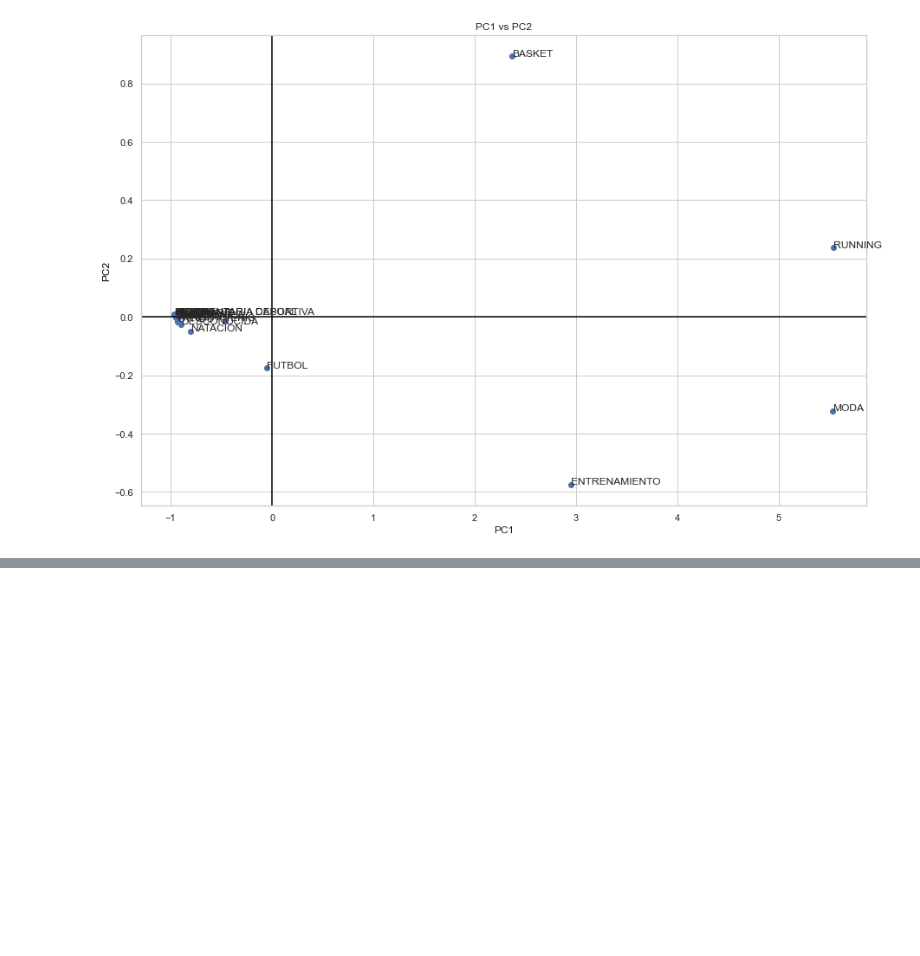
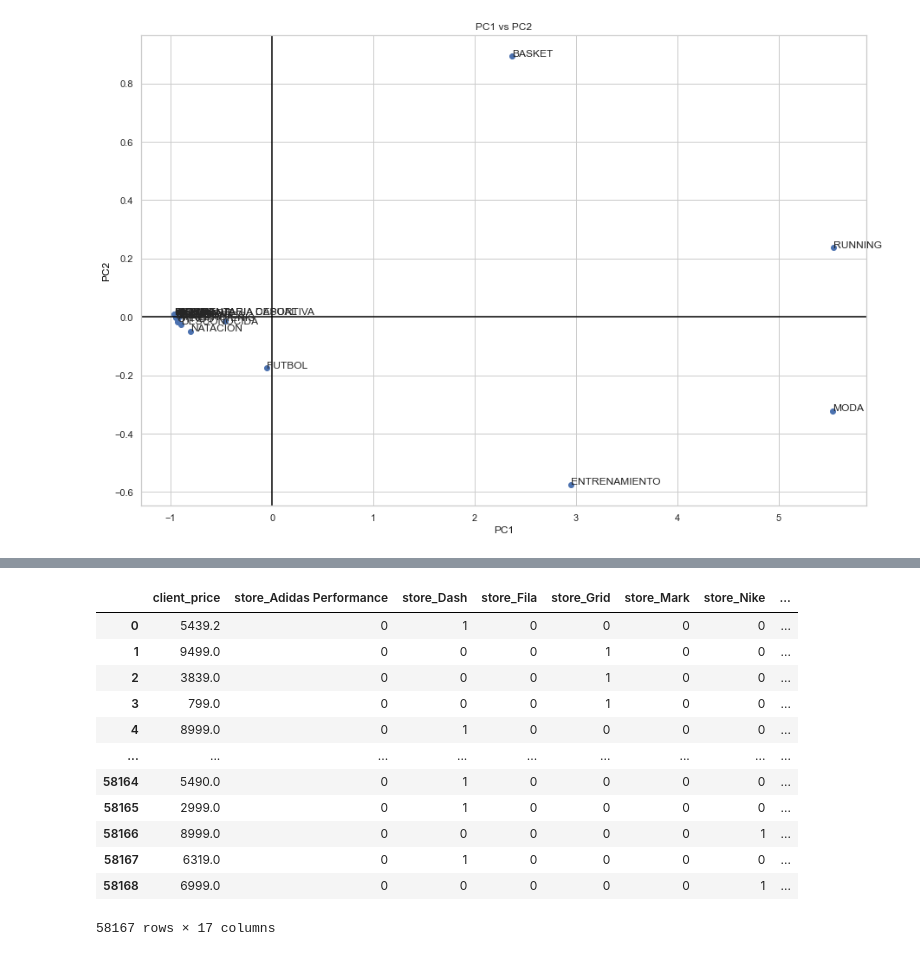
Before and after one commit to eliasguillermo/ds-ecommerce, a Jupyter notebook: Notebook/ecommerce.ipynb, the cells around one changed output, grey strips where cells are left out. Drawn from its saved outputs; the diff is of its cells as text; code cells hidden in the pictures; blank space fills up the shorter version.

```diff
--- a/Notebook/ecommerce.ipynb
+++ b/Notebook/ecommerce.ipynb
@@ -765,0 +823,18 @@ analizar si corresponde a un error o es algún cliente especial
+# %%
+#Dado que la variable a predecir será el ecommerce, la eliminamos del dataset
+X = df_final.drop("ecommerce_vtex", axis=1)
+X
+# %% [output]
+|  | client_price | store_Adidas Performance | store_Dash | store_Fila | store_Grid | store_Mark | store_Nike | ... |
+| 0 | 5439.2 | 0 | 1 | 0 | 0 | 0 | 0 | ... |
+| 1 | 9499.0 | 0 | 0 | 0 | 1 | 0 | 0 | ... |
+| 2 | 3839.0 | 0 | 0 | 0 | 1 | 0 | 0 | ... |
+| 3 | 799.0 | 0 | 0 | 0 | 1 | 0 | 0 | ... |
+| 4 | 8999.0 | 0 | 1 | 0 | 0 | 0 | 0 | ... |
+| ... | ... | ... | ... | ... | ... | ... | ... | ... |
+| 58164 | 5490.0 | 0 | 1 | 0 | 0 | 0 | 0 | ... |
+| 58165 | 2999.0 | 0 | 1 | 0 | 0 | 0 | 0 | ... |
+| 58166 | 8999.0 | 0 | 0 | 0 | 0 | 0 | 1 | ... |
+| 58167 | 6319.0 | 0 | 1 | 0 | 0 | 0 | 0 | ... |
+| 58168 | 6999.0 | 0 | 0 | 0 | 0 | 0 | 1 | ... |
+58167 rows × 17 columns
```
Also changed, not shown: parts of 32 cells of this notebook.
